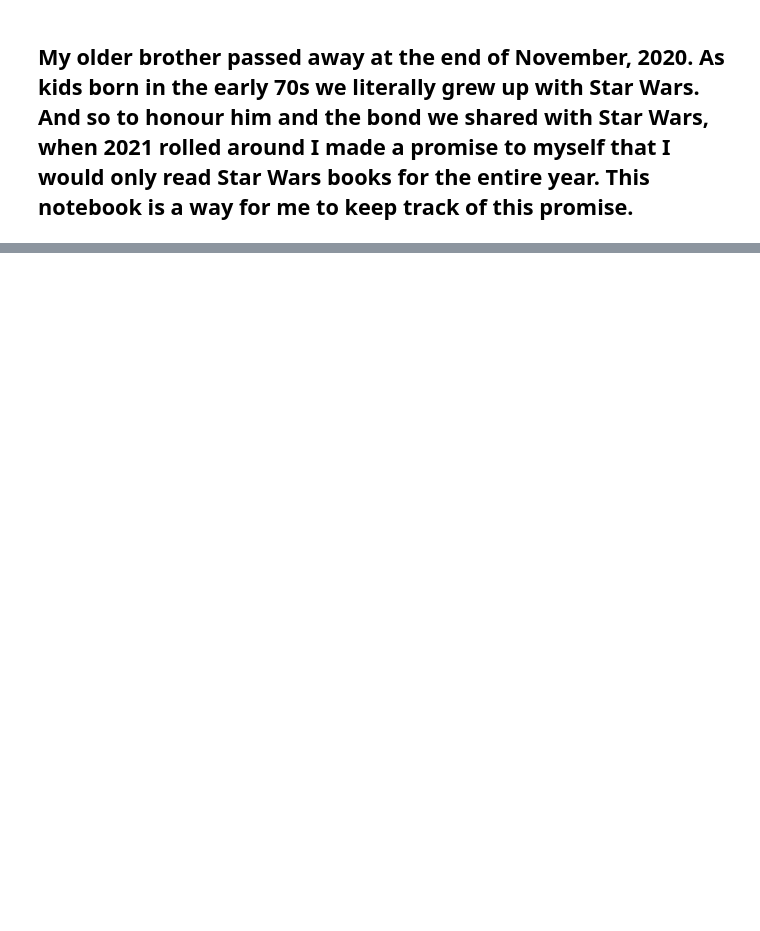
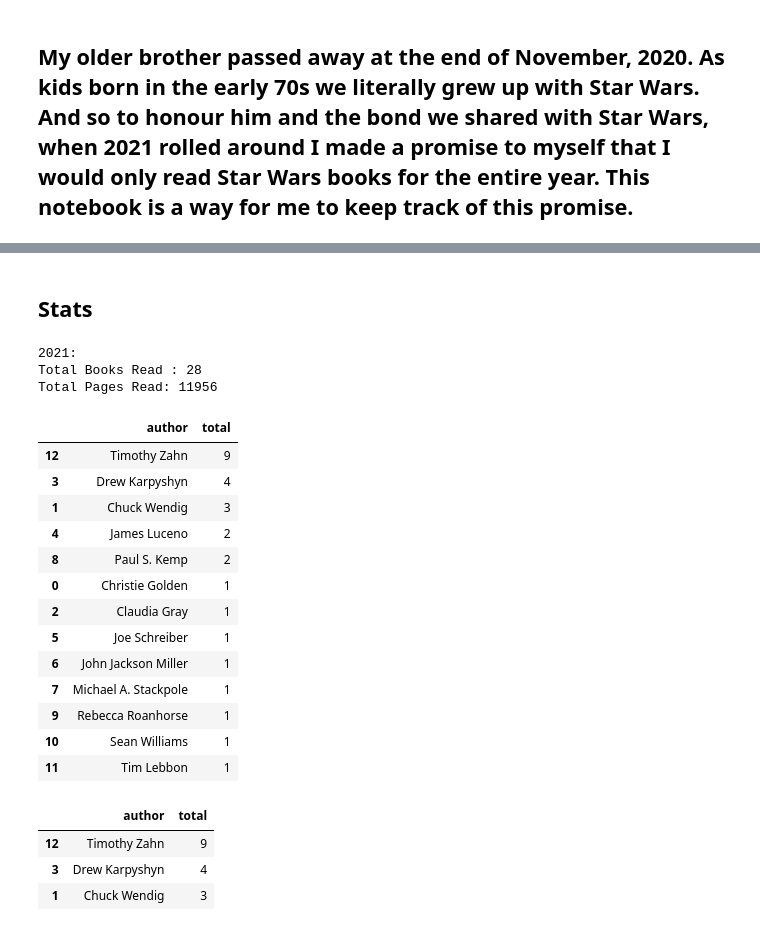
Before and after one commit to awgeezrick/books_i_have_read, a Jupyter notebook: 2021/notebook_version/books_i_have_read_2021.ipynb, the cells around one changed output, grey strips where cells are left out. Cells and saved outputs as stored; diff of their text form; code cells hidden in the pictures; blank space fills up the shorter version.

```diff
--- a/2021/notebook_version/books_i_have_read_2021.ipynb
+++ b/2021/notebook_version/books_i_have_read_2021.ipynb
@@ -61,0 +115,39 @@ HTML(df_books.to_html(escape=False,formatters=dict(cover=path_to_image_html)))
+# %% [markdown]
+## Stats
+# %%
+total_books = df_books['title'].count()
+total_pages = df_books['pages'].sum()
+print('2021: \nTotal Books Read : ' + str(total_books) + ' \nTotal Pages Read: ' + str(total_pages))
+# %% [output]
+2021:
+Total Books Read : 28
+Total Pages Read: 11956
+# %%
+# let's get an author count
+df_authors = pd.DataFrame({'total' : df_books.groupby(['author'])['author'].count()}).reset_index()
+df_authors.sort_values(by='total', ascending=False, inplace=True)
+# %%
+df_authors
+# %% [output]
+|  | author | total |
+| 12 | Timothy Zahn | 9 |
+| 3 | Drew Karpyshyn | 4 |
+| 1 | Chuck Wendig | 3 |
+| 4 | James Luceno | 2 |
+| 8 | Paul S. Kemp | 2 |
+| 0 | Christie Golden | 1 |
+| 2 | Claudia Gray | 1 |
+| 5 | Joe Schreiber | 1 |
+| 6 | John Jackson Miller | 1 |
+| 7 | Michael A. Stackpole | 1 |
+| 9 | Rebecca Roanhorse | 1 |
+| 10 | Sean Williams | 1 |
+| 11 | Tim Lebbon | 1 |
+# %%
+# top 3 authors
+df_authors[:3]
+# %% [output]
+|  | author | total |
+| 12 | Timothy Zahn | 9 |
+| 3 | Drew Karpyshyn | 4 |
+| 1 | Chuck Wendig | 3 |
```
Also changed, not shown: parts of 16 cells of this notebook, 2 other files.
